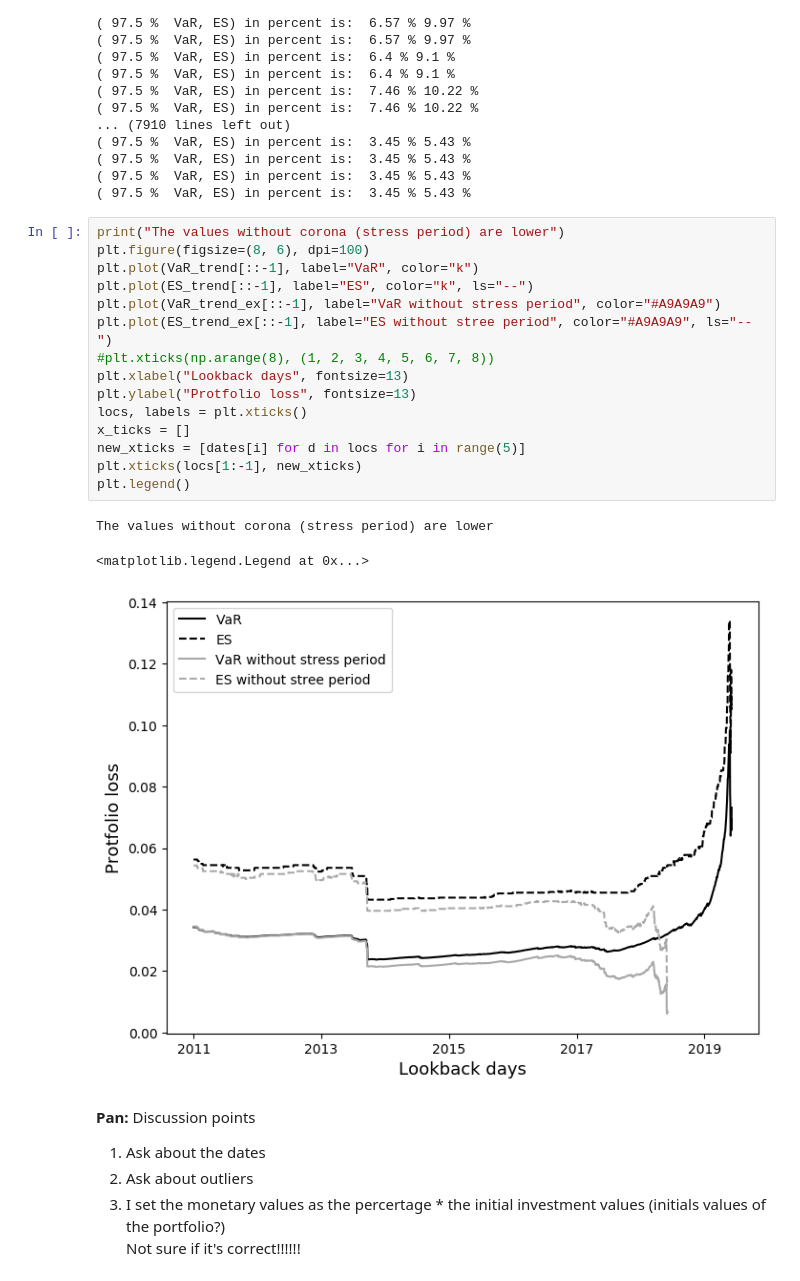
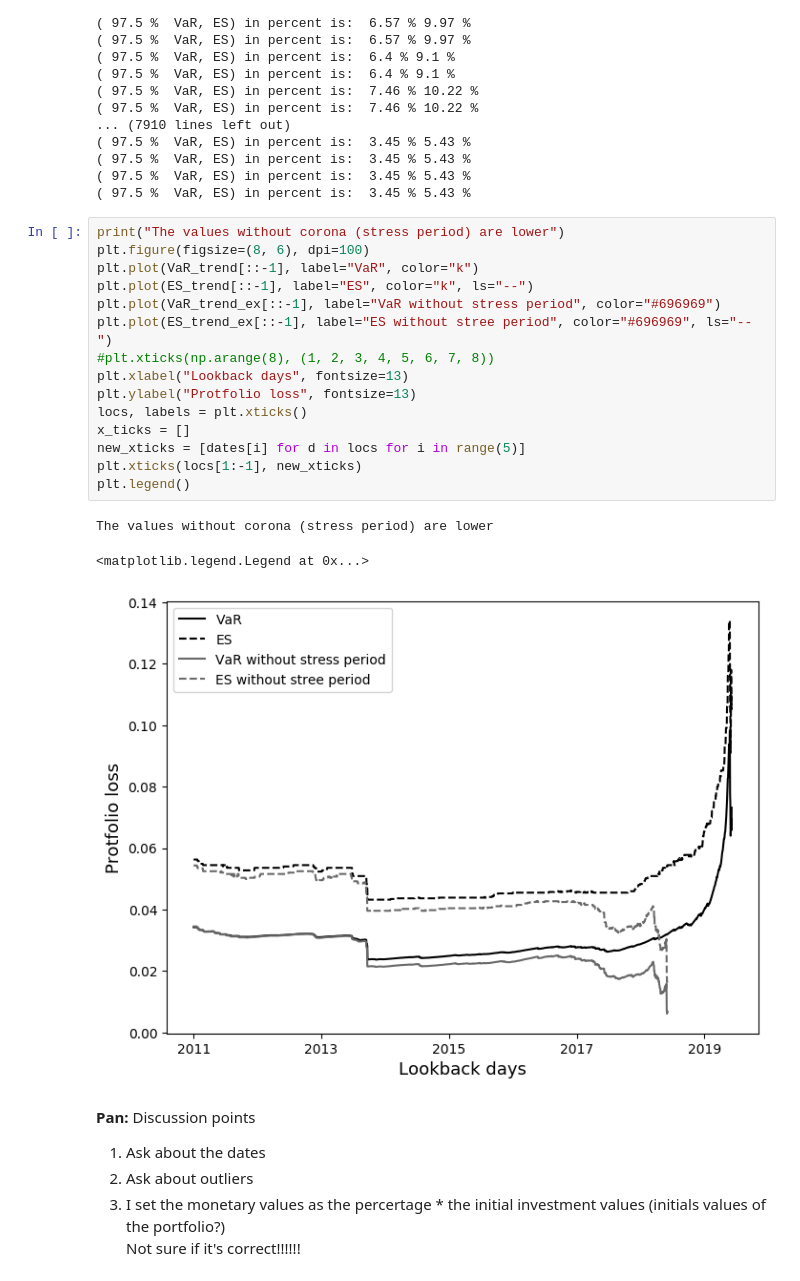
Before and after one commit to AnnaMariaAngelova/QRM2020, a Jupyter notebook: QRM_v02.ipynb, the cells around one changed output. Cells and saved outputs as stored; diff of their text form.

```diff
--- a/QRM_v02.ipynb
+++ b/QRM_v02.ipynb
@@ -1358,22 +1400,22 @@ for i in range(5, 1861):
 # %%
 print("The values without corona (stress period) are lower")
 plt.figure(figsize=(8, 6), dpi=100)
 plt.plot(VaR_trend[::-1], label="VaR", color="k")
 plt.plot(ES_trend[::-1], label="ES", color="k", ls="--")
-plt.plot(VaR_trend_ex[::-1], label="VaR without stress period", color="#A9A9A9")
-plt.plot(ES_trend_ex[::-1], label="ES without stree period", color="#A9A9A9", ls="--")
+plt.plot(VaR_trend_ex[::-1], label="VaR without stress period", color="#696969")
+plt.plot(ES_trend_ex[::-1], label="ES without stree period", color="#696969", ls="--")
 #plt.xticks(np.arange(8), (1, 2, 3, 4, 5, 6, 7, 8))
 plt.xlabel("Lookback days", fontsize=13)
 plt.ylabel("Protfolio loss", fontsize=13)
 locs, labels = plt.xticks()
 x_ticks = []
 new_xticks = [dates[i] for d in locs for i in range(5)]
 plt.xticks(locs[1:-1], new_xticks)
 plt.legend()
 # %% [output]
 The values without corona (stress period) are lower
 <matplotlib.legend.Legend at 0x...>
-[figure, old version]
+[figure, new version]
 # %% [markdown]
 **Pan:** Discussion points <br>
 1. Ask about the dates
```
Also changed, not shown: parts of 13 cells of this notebook.
